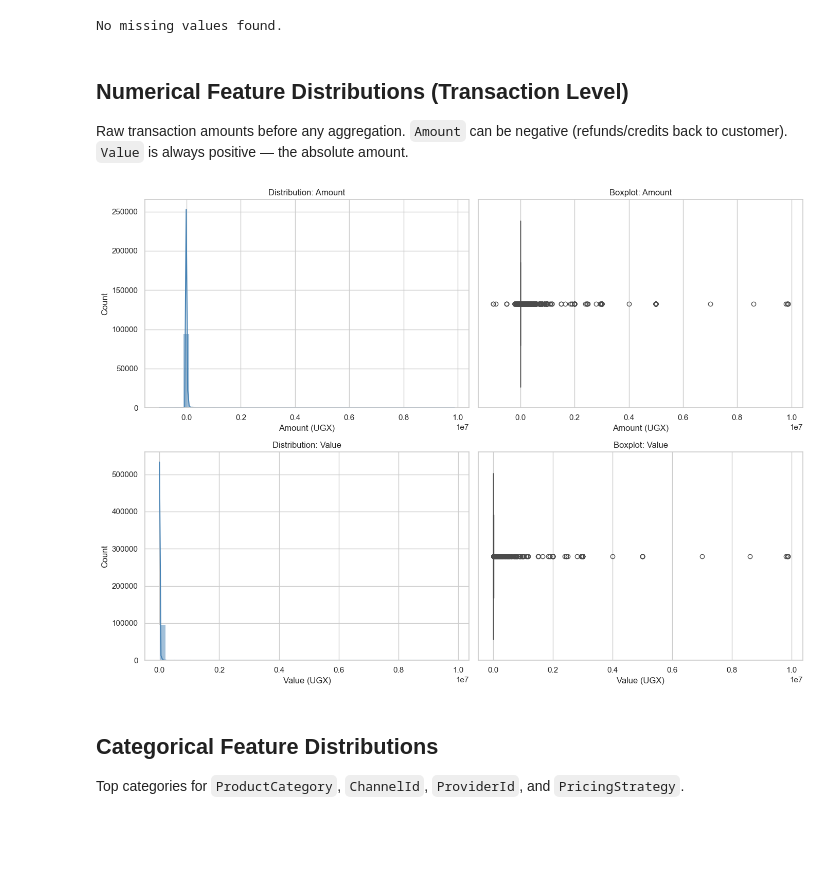
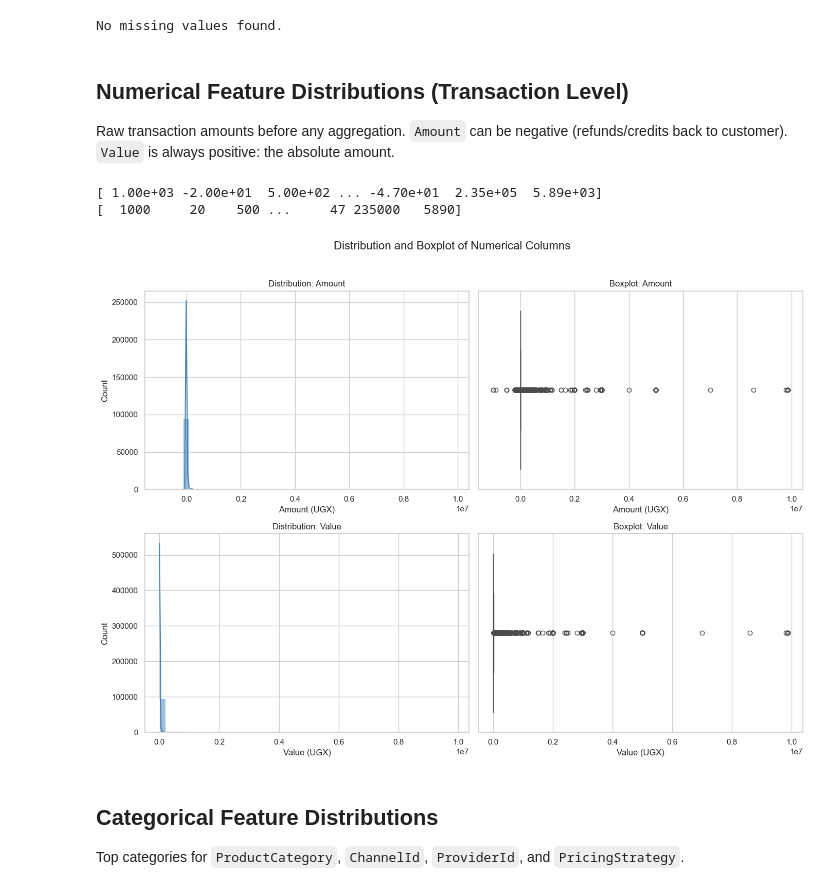
Before and after one commit to MasteryProgram/week-4-credit-risk-model, a Jupyter notebook: notebooks/eda.ipynb, the cells around one changed output. Drawn from its saved outputs; the diff is of its cells as text; code cells hidden in the pictures; blank space fills up the shorter version.

```diff
--- a/notebooks/eda.ipynb
+++ b/notebooks/eda.ipynb
@@ -90,25 +90,29 @@ else:
 No missing values found.
 # %% [markdown]
 ## Numerical Feature Distributions (Transaction Level)
-Raw transaction amounts before any aggregation. `Amount` can be negative (refunds/credits back to customer). `Value` is always positive — the absolute amount.
+Raw transaction amounts before any aggregation. `Amount` can be negative (refunds/credits back to customer). `Value` is always positive: the absolute amount.
 # %%
 num_cols = ["Amount", "Value"]
 
 fig, axes = plt.subplots(len(num_cols), 2, figsize=(14, 5 * len(num_cols)))
+fig.suptitle("Distribution and Boxplot of Numerical Columns", fontsize=16, y=1.02)
 
 for i, col in enumerate(num_cols):
     sns.histplot(df[col], kde=True, ax=axes[i, 0], color="steelblue", bins=50)
+    print(df[col].unique())
     axes[i, 0].set_title(f"Distribution: {col}")
     axes[i, 0].set_xlabel(f"{col} (UGX)")
 
     sns.boxplot(x=df[col], ax=axes[i, 1], color="steelblue")
     axes[i, 1].set_title(f"Boxplot: {col}")
     axes[i, 1].set_xlabel(f"{col} (UGX)")
 
 plt.tight_layout()
 plt.show()
 # %% [output]
+[ 1.00e+03 -2.00e+01  5.00e+02 ... -4.70e+01  2.35e+05  5.89e+03]
+[  1000     20    500 ...     47 235000   5890]
-[figure, old version]
+[figure, new version]
 # %% [markdown]
 ## Categorical Feature Distributions
 Top categories for `ProductCategory`, `ChannelId`, `ProviderId`, and `PricingStrategy`.
```
Also changed, not shown: parts of 12 cells of this notebook, 8 other files.
